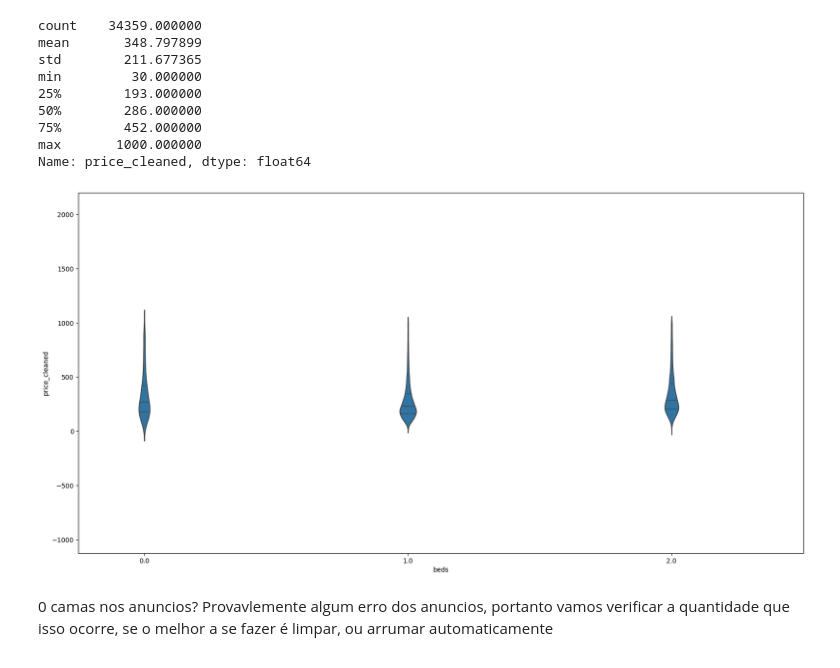
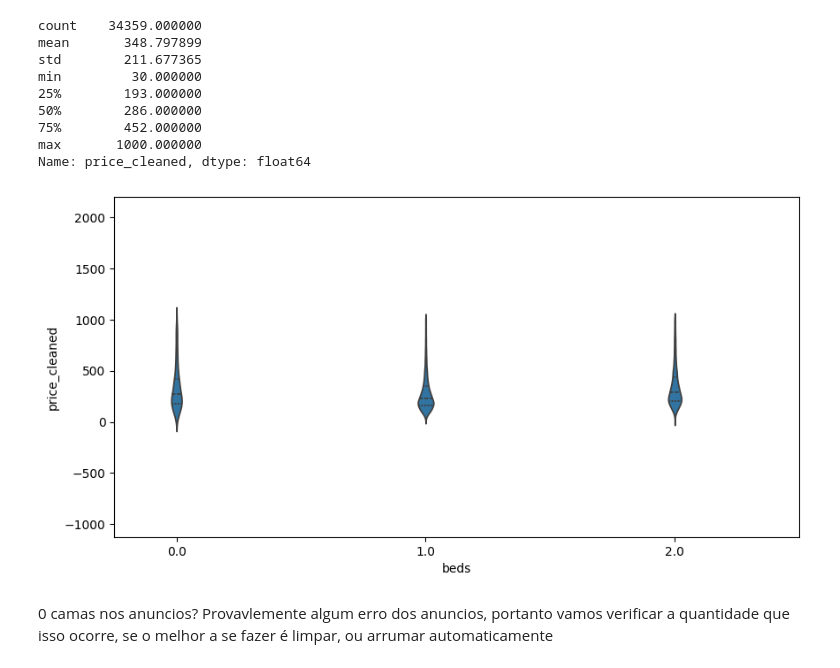
Before and after one commit to AlbertButzke/BrincadeiraComDados, a Jupyter notebook: Airbnb/test_utils/airbnb_limpeza.ipynb, the cells around one changed output. Drawn from its saved outputs; the diff is of its cells as text; code cells hidden in the pictures.

```diff
--- a/Airbnb/test_utils/airbnb_limpeza.ipynb
+++ b/Airbnb/test_utils/airbnb_limpeza.ipynb
@@ -228,16 +228,16 @@ Name: price_cleaned, dtype: float64
 # %%
 import seaborn as sns
 
-plt.figure(figsize=[20,10])
+plt.figure(figsize=[10,5])
 
 ax = sns.violinplot(x="beds", y="price_cleaned", data=df_treatment, inner="quartiles")
 
 # ax.set_yscale("log")
 plt.xlim(-0.25,2.5)
 
 plt.show()
 # %% [output]
-[figure, old version]
+[figure, new version]
 # %% [markdown]
 0 camas nos anuncios? Provavlemente algum erro dos anuncios, portanto vamos verificar a quantidade que isso ocorre, se o melhor a se fazer é limpar, ou arrumar automaticamente
 # %%
```
Also changed, not shown: parts of 52 cells of this notebook, 5 other files.
